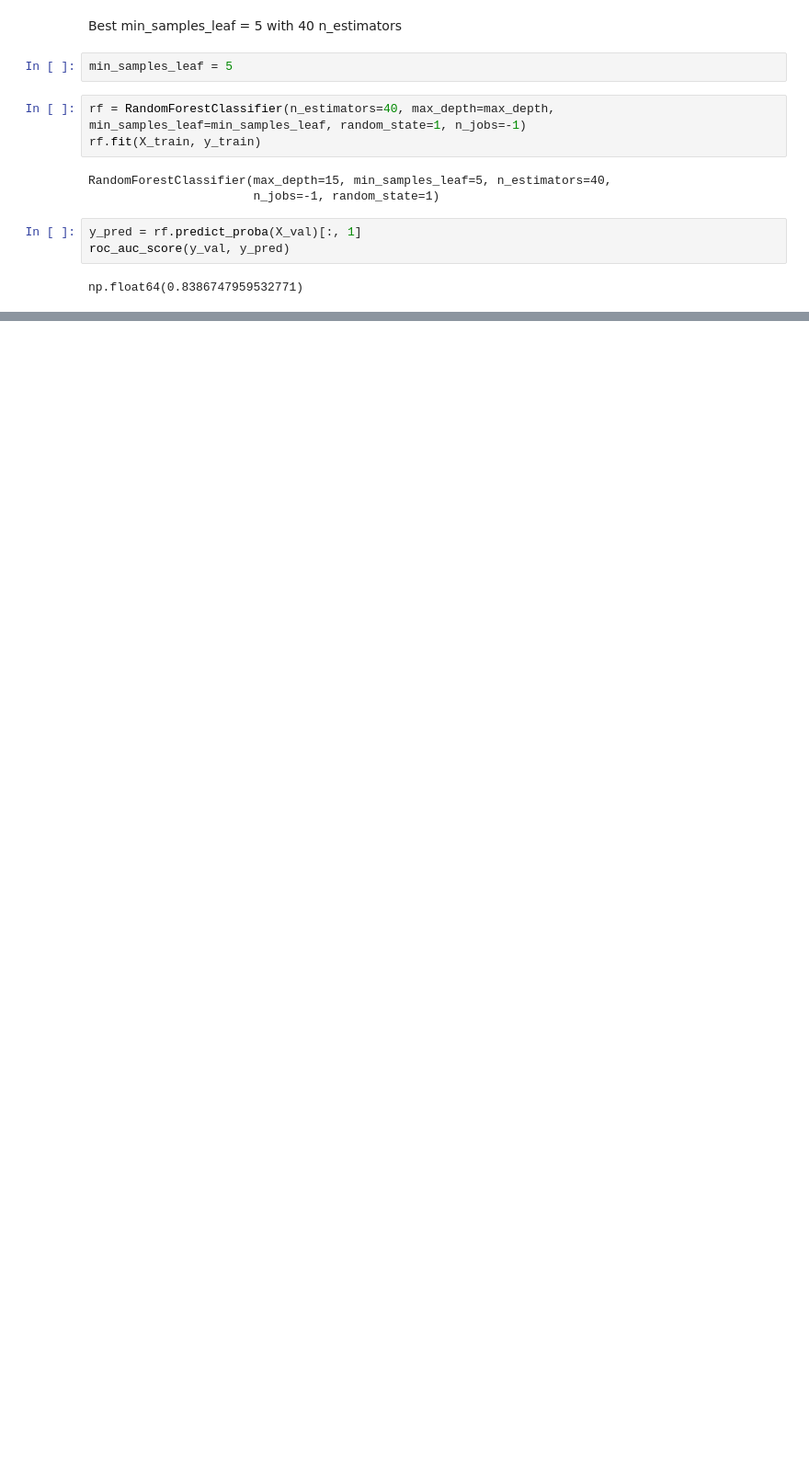
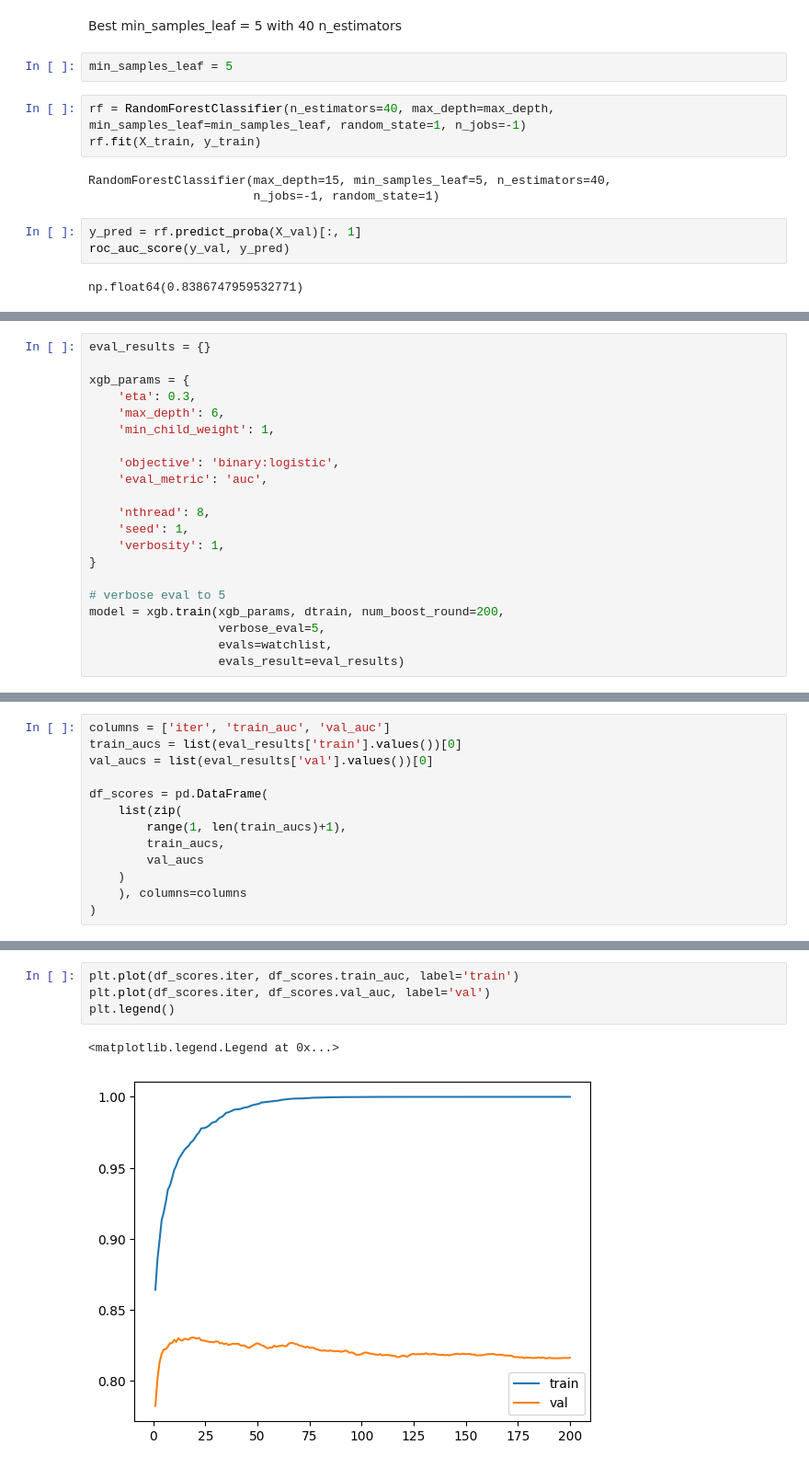
Before and after one commit to hensonhusada/ml_zoomcamp, a Jupyter notebook: 06_trees/practice.ipynb, the cells around one changed output, grey strips where cells are left out. Shown at 92% size. Cells and saved outputs as stored; diff of their text form; blank space fills up the shorter version.

```diff
--- a/06_trees/practice.ipynb
+++ b/06_trees/practice.ipynb
@@ -594,0 +669,21 @@ np.float64(0.8386747959532771)
+# %%
+eval_results = {}
+
+xgb_params = {
+    'eta': 0.3,
+    'max_depth': 6,
+    'min_child_weight': 1,
+
+    'objective': 'binary:logistic',
+    'eval_metric': 'auc',
+
+    'nthread': 8,
+    'seed': 1,
+    'verbosity': 1,
+}
+
+# verbose eval to 5
+model = xgb.train(xgb_params, dtrain, num_boost_round=200,
+                  verbose_eval=5,
+                  evals=watchlist,
+                  evals_result=eval_results)
@@ -594,0 +710,13 @@ np.float64(0.8386747959532771)
+# %%
+columns = ['iter', 'train_auc', 'val_auc']
+train_aucs = list(eval_results['train'].values())[0]
+val_aucs = list(eval_results['val'].values())[0]
+
+df_scores = pd.DataFrame(
+    list(zip(
+        range(1, len(train_aucs)+1),
+        train_aucs,
+        val_aucs
+    )
+    ), columns=columns
+)
@@ -594,0 +739,7 @@ np.float64(0.8386747959532771)
+# %%
+plt.plot(df_scores.iter, df_scores.train_auc, label='train')
+plt.plot(df_scores.iter, df_scores.val_auc, label='val')
+plt.legend()
+# %% [output]
+<matplotlib.legend.Legend at 0x...>
+[figure, added]
```
Also changed, not shown: parts of 68 cells of this notebook.
